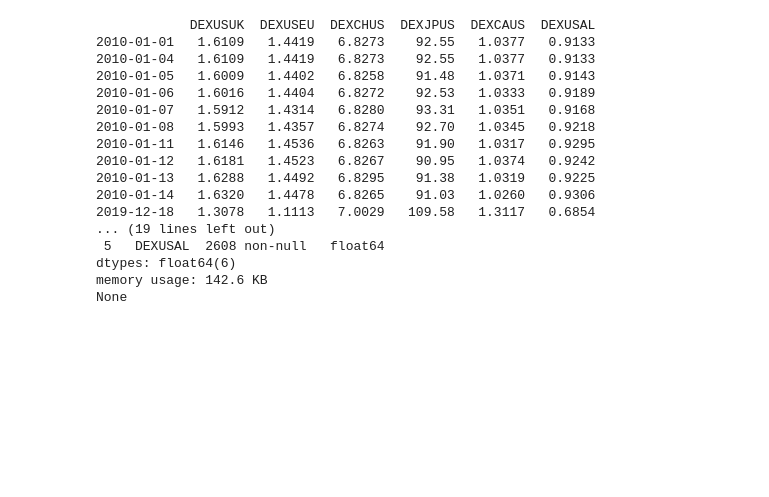
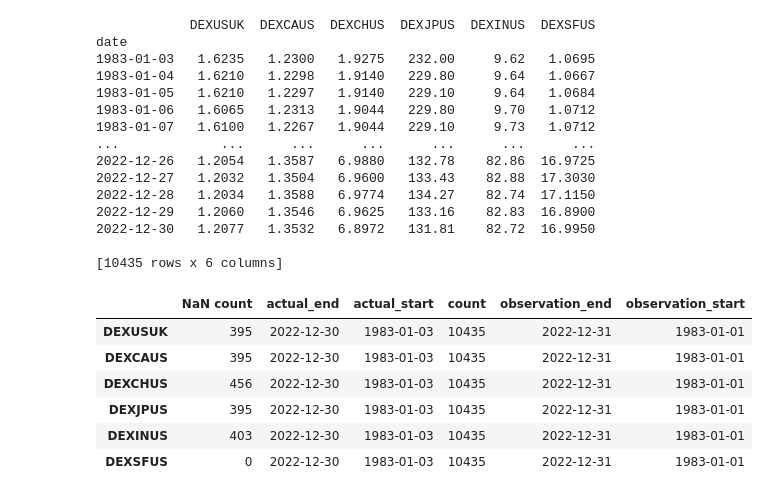
Before and after one commit to jtrawick/D214, a Jupyter notebook: d214_wip_v1.ipynb, the cells around one changed output. Drawn from its saved outputs; the diff is of its cells as text; code cells hidden in the pictures; blank space fills up the shorter version.

```diff
--- a/d214_wip_v1.ipynb
+++ b/d214_wip_v1.ipynb
@@ -134,9 +132,0 @@ get_series_json(series_id=series, start=start, end=end).json()['observation_star
-# %%
-resp = get_series_json(series_id=series, start=start, end=end)
-resp = resp.json()
-obs = pd.DataFrame(resp.pop('observations'))[['date', 'value']]
-obs['date'] = pd.to_datetime(obs['date'])
-obs.set_index('date', inplace=True)
-meta = pd.DataFrame({series_id: resp})
-meta.loc['NaNs'] = obs.value_counts()['.']
-meta
@@ -158,40 +150,46 @@ meta
 # %%
 # Define function to use the get_series function to get the data for a list of series
 # and combine them into one dataframe
 
 def get_multiple_series(series_list, start, end, fill_na=True):
     df = pd.DataFrame()
+    metalist = []
     for series in series_list:
         try:
-            df = pd.concat([df, get_series(series_id=series, start=start, end=end
-                                           , fill_na=fill_na)], axis=1)
+            df_series, meta = get_series(series_id=series, start=start, end=end, fill_na=fill_na)
+            df = pd.concat([df, df_series], axis=1)
+            metalist.append(meta)
         except Exception as e:
             print(e)
-    return df
+    return df, metalist
 
-series_list = ['DEXUSUK', 'DEXUSEU', 'DEXCHUS',
-               'DEXJPUS', 'DEXCAUS', 'DEXUSAL']
-start = '2010-01-01'
-end = '2019-12-31'
+series_list = ['DEXUSUK', 'DEXCAUS', 'DEXCHUS', 'DEXJPUS', 'DEXINUS', 'DEXSFUS']
+start = '1983-01-01'
+end = '2022-12-31'
 
-list_df = get_multiple_series(series_list, start=start, end=end)
-print(pd.concat([list_df.head(10), list_df.tail(10)], axis=0))
-print(list_df.info())
+list_df, meta = get_multiple_series(series_list, start=start, end=end)
+print(list_df)
+pd.concat(meta, axis=1).T
 # %% [output]
-            DEXUSUK  DEXUSEU  DEXCHUS  DEXJPUS  DEXCAUS  DEXUSAL
-2010-01-01   1.6109   1.4419   6.8273    92.55   1.0377   0.9133
-2010-01-04   1.6109   1.4419   6.8273    92.55   1.0377   0.9133
-2010-01-05   1.6009   1.4402   6.8258    91.48   1.0371   0.9143
-2010-01-06   1.6016   1.4404   6.8272    92.53   1.0333   0.9189
-2010-01-07   1.5912   1.4314   6.8280    93.31   1.0351   0.9168
-2010-01-08   1.5993   1.4357   6.8274    92.70   1.0345   0.9218
-2010-01-11   1.6146   1.4536   6.8263    91.90   1.0317   0.9295
-2010-01-12   1.6181   1.4523   6.8267    90.95   1.0374   0.9242
-2010-01-13   1.6288   1.4492   6.8295    91.38   1.0319   0.9225
-2010-01-14   1.6320   1.4478   6.8265    91.03   1.0260   0.9306
-2019-12-18   1.3078   1.1113   7.0029   109.58   1.3117   0.6854
-... (19 lines left out)
- 5   DEXUSAL  2608 non-null   float64
-dtypes: float64(6)
-memory usage: 142.6 KB
-None
+            DEXUSUK  DEXCAUS  DEXCHUS  DEXJPUS  DEXINUS  DEXSFUS
+date
+1983-01-03   1.6235   1.2300   1.9275   232.00     9.62   1.0695
+1983-01-04   1.6210   1.2298   1.9140   229.80     9.64   1.0667
+1983-01-05   1.6210   1.2297   1.9140   229.10     9.64   1.0684
+1983-01-06   1.6065   1.2313   1.9044   229.80     9.70   1.0712
+1983-01-07   1.6100   1.2267   1.9044   229.10     9.73   1.0712
+...             ...      ...      ...      ...      ...      ...
+2022-12-26   1.2054   1.3587   6.9880   132.78    82.86  16.9725
+2022-12-27   1.2032   1.3504   6.9600   133.43    82.88  17.3030
+2022-12-28   1.2034   1.3588   6.9774   134.27    82.74  17.1150
+2022-12-29   1.2060   1.3546   6.9625   133.16    82.83  16.8900
+2022-12-30   1.2077   1.3532   6.8972   131.81    82.72  16.9950
+
+[10435 rows x 6 columns]
+|  | NaN count | actual_end | actual_start | count | observation_end | observation_start |
+| DEXUSUK | 395 | 2022-12-30 | 1983-01-03 | 10435 | 2022-12-31 | 1983-01-01 |
+| DEXCAUS | 395 | 2022-12-30 | 1983-01-03 | 10435 | 2022-12-31 | 1983-01-01 |
+| DEXCHUS | 456 | 2022-12-30 | 1983-01-03 | 10435 | 2022-12-31 | 1983-01-01 |
+| DEXJPUS | 395 | 2022-12-30 | 1983-01-03 | 10435 | 2022-12-31 | 1983-01-01 |
+| DEXINUS | 403 | 2022-12-30 | 1983-01-03 | 10435 | 2022-12-31 | 1983-01-01 |
+| DEXSFUS | 0 | 2022-12-30 | 1983-01-03 | 10435 | 2022-12-31 | 1983-01-01 |
```
Also changed, not shown: parts of 19 cells of this notebook.
